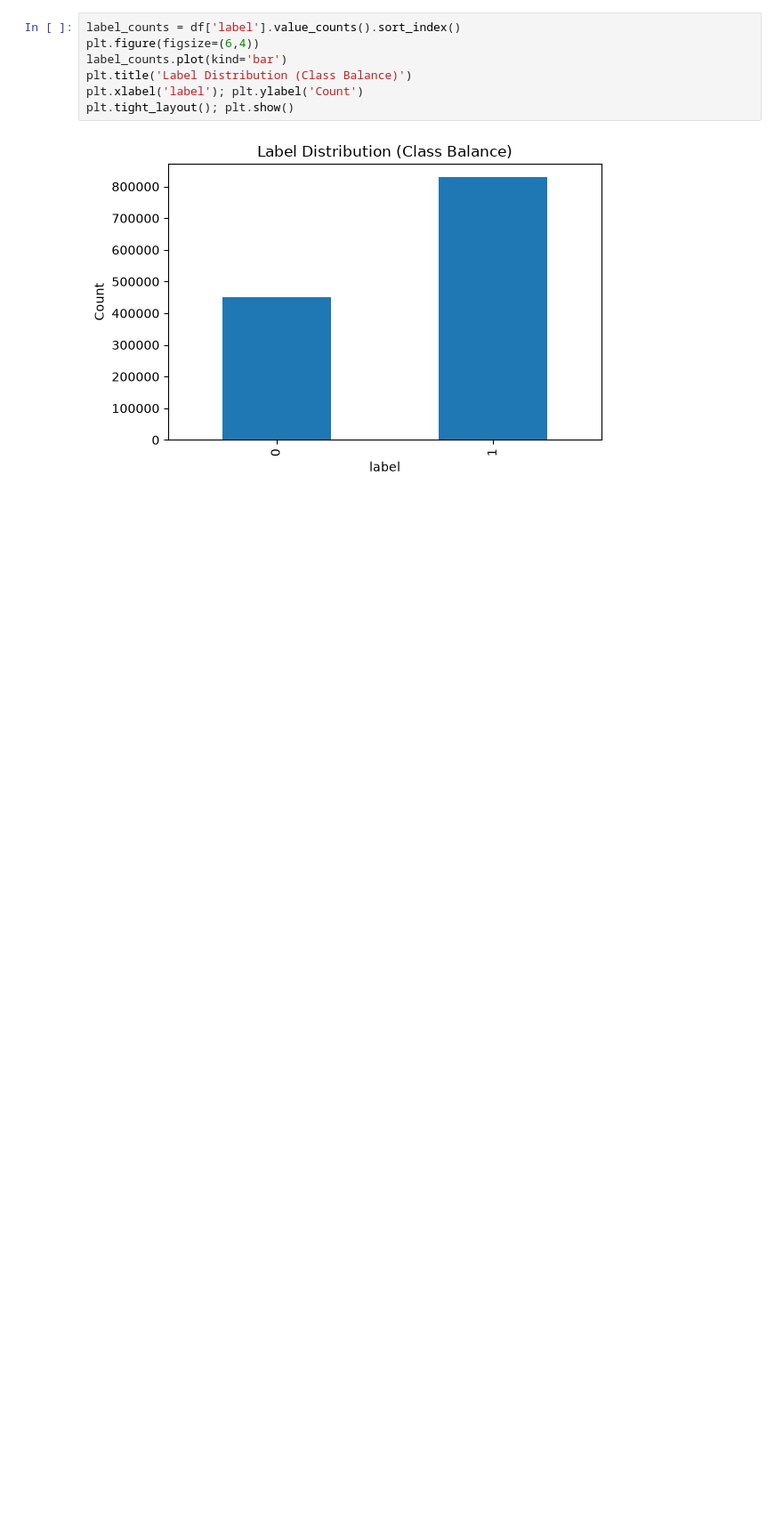
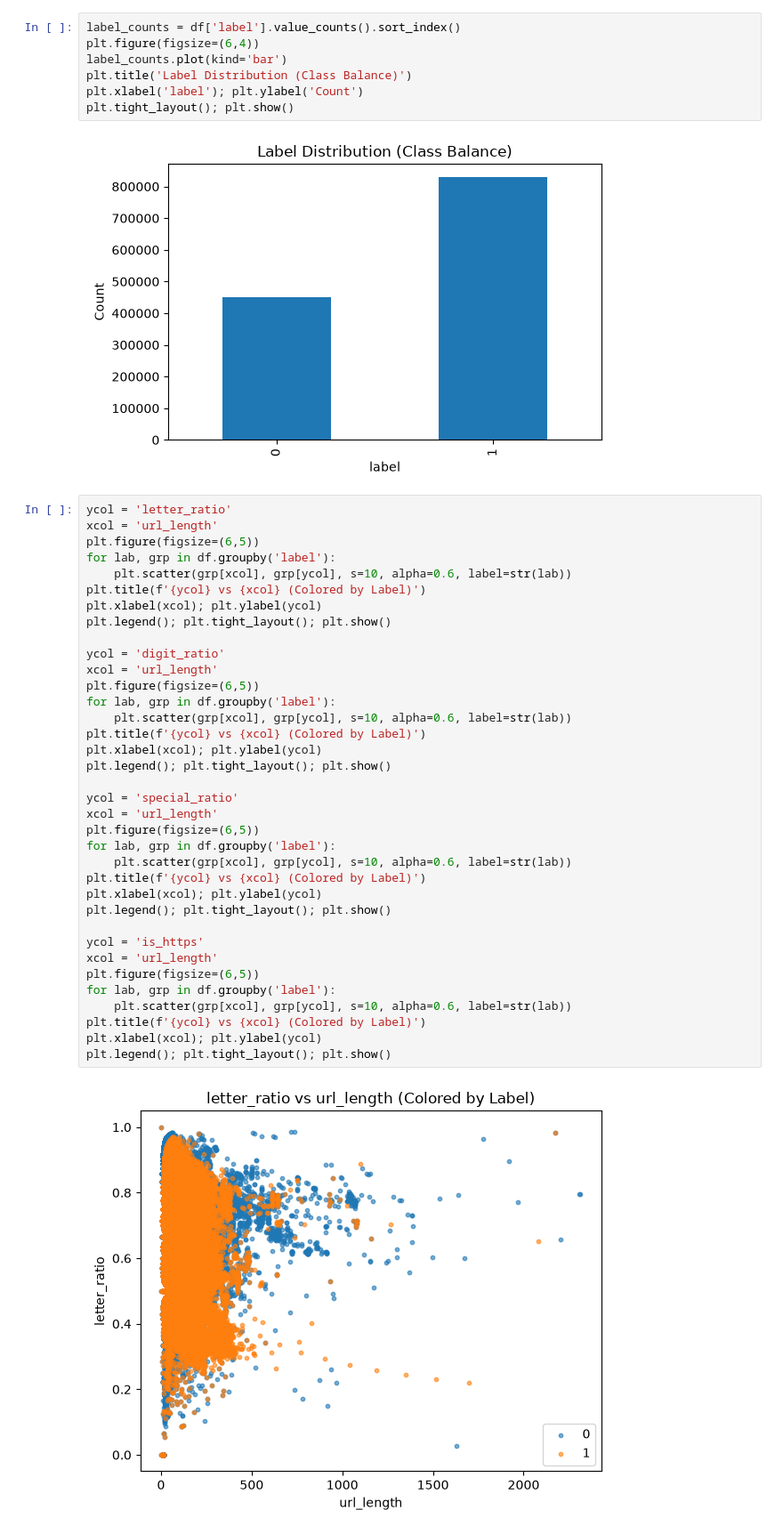
Before and after one commit to 106188960/Group-3-Tech-Project, a Jupyter notebook: DataAnlaysis.ipynb, the cells around one changed output. Shown at 89% size. Drawn from its saved outputs; the diff is of its cells as text; blank space fills up the shorter version.

Commit message:
finished graphs and tables for data analysis

```diff
--- a/DataAnlaysis.ipynb
+++ b/DataAnlaysis.ipynb
@@ -44,3 +44,41 @@ plt.xlabel('label'); plt.ylabel('Count')
 plt.tight_layout(); plt.show()
 # %% [output]
 [figure]
+# %%
+ycol = 'letter_ratio'
+xcol = 'url_length'
+plt.figure(figsize=(6,5))
+for lab, grp in df.groupby('label'):
+    plt.scatter(grp[xcol], grp[ycol], s=10, alpha=0.6, label=str(lab))
+plt.title(f'{ycol} vs {xcol} (Colored by Label)')
+plt.xlabel(xcol); plt.ylabel(ycol)
+plt.legend(); plt.tight_layout(); plt.show()
+
+ycol = 'digit_ratio'
+xcol = 'url_length'
+plt.figure(figsize=(6,5))
+for lab, grp in df.groupby('label'):
+    plt.scatter(grp[xcol], grp[ycol], s=10, alpha=0.6, label=str(lab))
+plt.title(f'{ycol} vs {xcol} (Colored by Label)')
+plt.xlabel(xcol); plt.ylabel(ycol)
+plt.legend(); plt.tight_layout(); plt.show()
+
+ycol = 'special_ratio'
+xcol = 'url_length'
+plt.figure(figsize=(6,5))
+for lab, grp in df.groupby('label'):
+    plt.scatter(grp[xcol], grp[ycol], s=10, alpha=0.6, label=str(lab))
+plt.title(f'{ycol} vs {xcol} (Colored by Label)')
+plt.xlabel(xcol); plt.ylabel(ycol)
+plt.legend(); plt.tight_layout(); plt.show()
+
+ycol = 'is_https'
+xcol = 'url_length'
+plt.figure(figsize=(6,5))
+for lab, grp in df.groupby('label'):
+    plt.scatter(grp[xcol], grp[ycol], s=10, alpha=0.6, label=str(lab))
+plt.title(f'{ycol} vs {xcol} (Colored by Label)')
+plt.xlabel(xcol); plt.ylabel(ycol)
+plt.legend(); plt.tight_layout(); plt.show()
+# %% [output]
+[figure, added]
```
Also changed, not shown: parts of 3 cells of this notebook, 2 other files.
